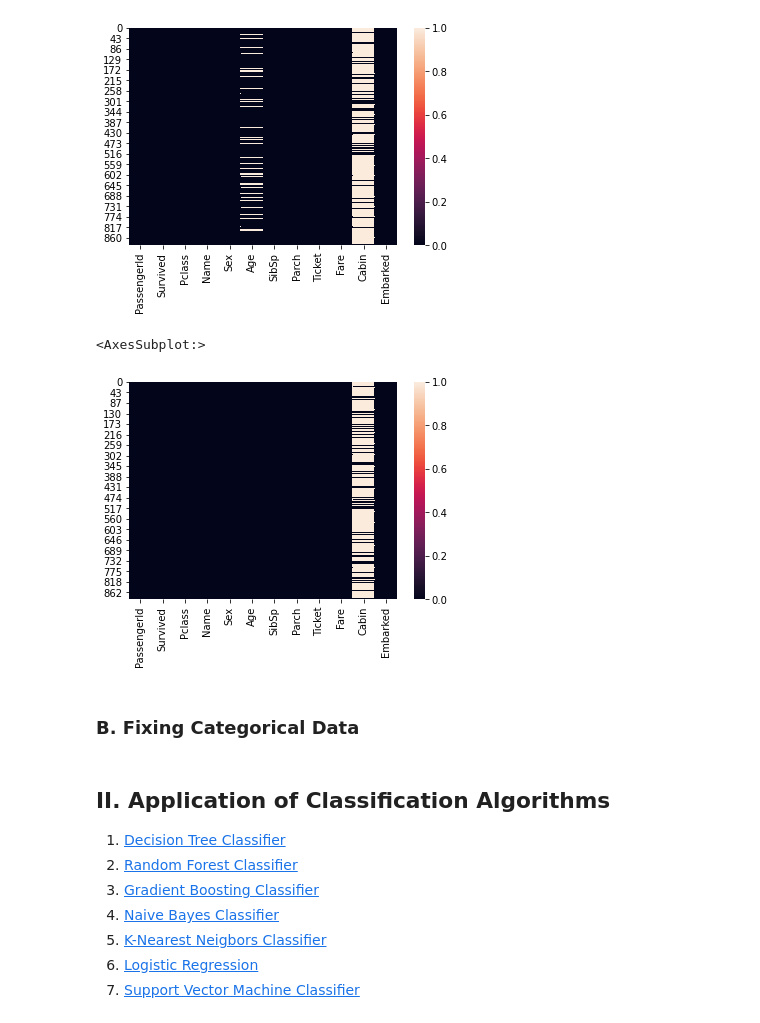
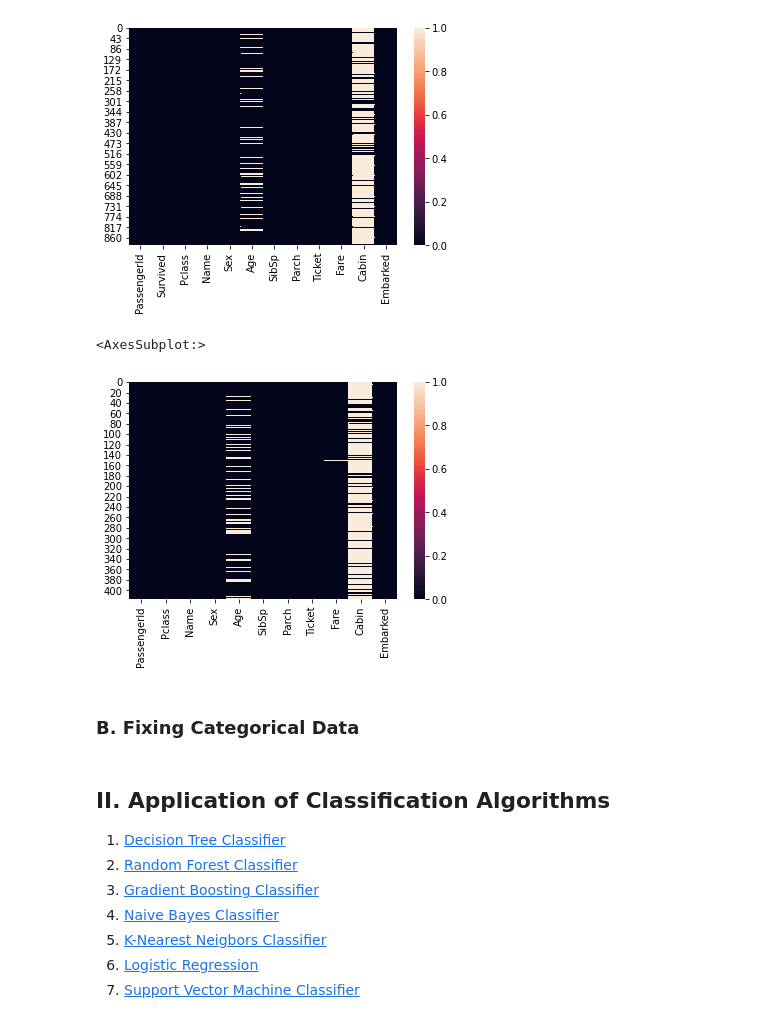
Before and after one commit to wesley-kayanan/kaggle-titanic, a Jupyter notebook: main.ipynb, the cells around one changed output. Drawn from its saved outputs; the diff is of its cells as text; code cells hidden in the pictures.

```diff
--- a/main.ipynb
+++ b/main.ipynb
@@ -50,20 +48,33 @@ sb.heatmap(train_data.isnull())
 # %% [output]
 <AxesSubplot:>
 [figure]
+# %%
+# Check Number of Missing Values (Test)
+
+sb.heatmap(test_data.isnull())
+
+# Age (86) Fare (1) Cabin (327)
+# test_data.isnull().sum()
+# %% [output]
+<AxesSubplot:>
+[figure, added]
 # %%
+# Train
+
 # Imputate Missing Age Values with Interpolate
 train_data["Age"] = train_data["Age"].interpolate()
 
 # Remove Embarked Rows
 train_data = train_data.dropna(subset=["Embarked"])
 
-sb.heatmap(train_data.isnull())
+# Test
+
+# Imputate Missing Age Values with Interpolate
+test_data["Age"] = test_data["Age"].interpolate()
+
+# Imputate Missing Fare Values with Interpolate
+test_data["Fare"] = test_data["Fare"].interpolate()
-# %% [output]
-<AxesSubplot:>
-[figure, removed]
 # %% [markdown]
-<a id="fixing_categorical_data"></a>
-
 ### B. Fixing Categorical Data
 # %%
 # Create Dummy Columns for Categorical Data (Age, Embarked)
```
Also changed, not shown: parts of 16 cells of this notebook, 7 other files.
